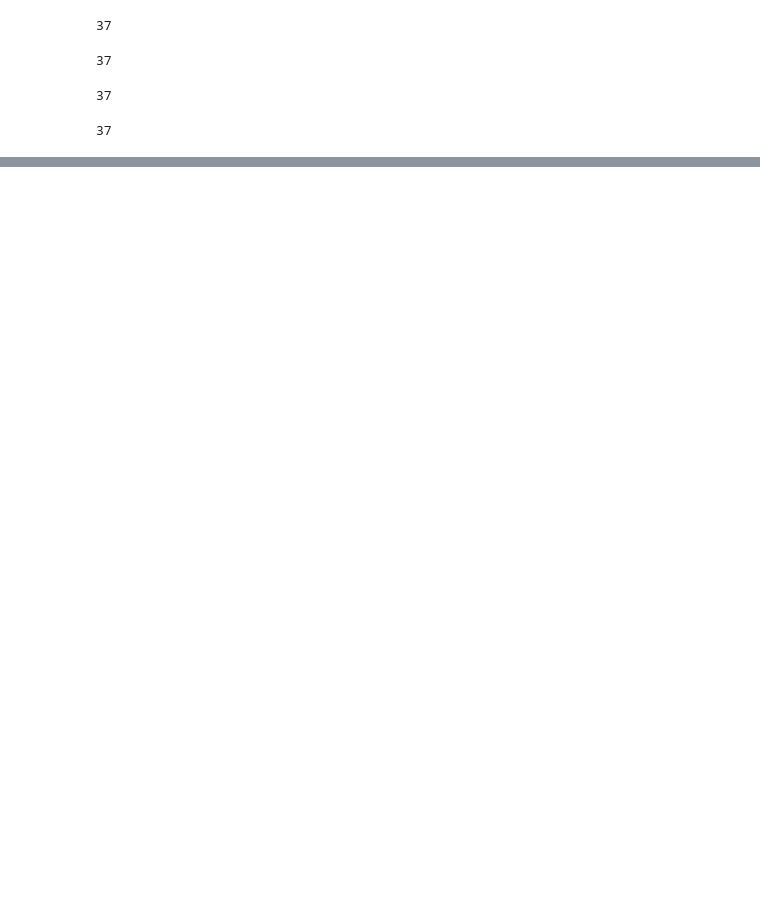
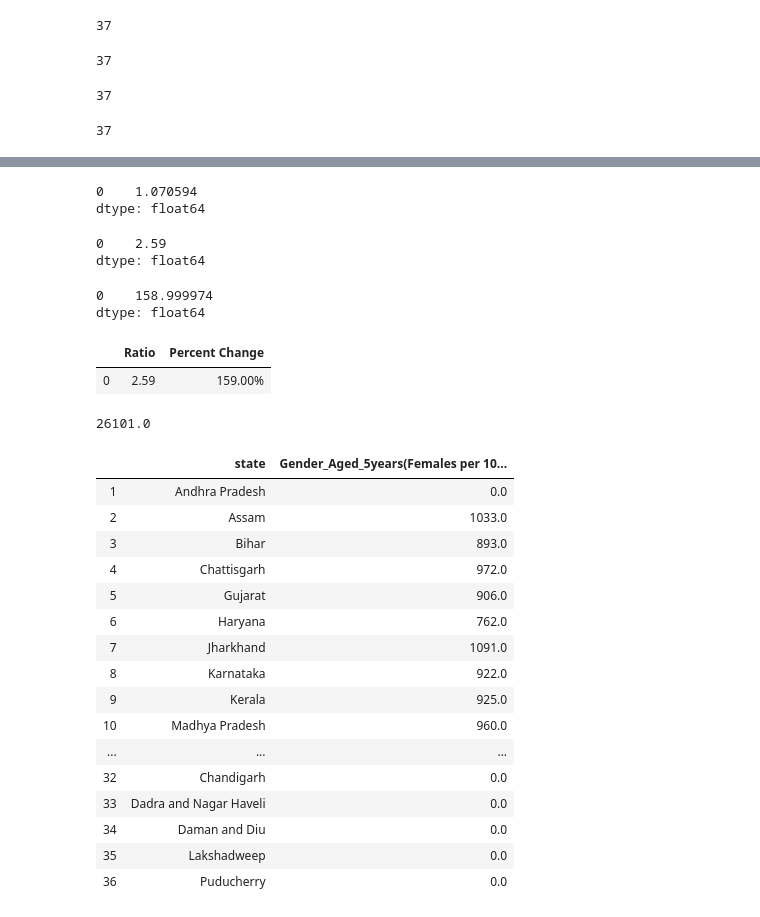
Before and after one commit to narayanan-nithya/Group_Project_Nutritional_Analysis_Of_Children_Under_Age_5, a Jupyter notebook: Nutritional_Data_Analysis.ipynb, the cells around one changed output, grey strips where cells are left out. Cells and saved outputs as stored; diff of their text form; code cells hidden in the pictures; blank space fills up the shorter version.

```diff
--- a/Nutritional_Data_Analysis.ipynb
+++ b/Nutritional_Data_Analysis.ipynb
@@ -457,0 +543,63 @@ Female_Gender_NFHS3_NFHS4.head(50)
+# %%
+#NFHS4 Total Under Fed to Well Fed ratio
+NFHS4_WellFed_To_UnderFed_Ratio = NFHS4_Total_Nutritional_Data["Well Fed Children Average"]/NFHS4_Total_Nutritional_Data["Under Fed Children Average"]
+print(NFHS4_WellFed_To_UnderFed_Ratio)
+# %% [output]
+0    1.070594
+dtype: float64
+# %%
+#NFHS3 to NFHS4 Ratio
+NFHS4_To_NFHS3_Nutritional_Ratio = (NFHS4_WellFed_To_UnderFed_Ratio)/(NFHS3_WellFed_To_UnderFed_Ratio)
+print(NFHS4_To_NFHS3_Nutritional_Ratio)
+# %% [output]
+0    2.59
+dtype: float64
+# %%
+#NFHS3 to NFHS4 Increase & Percent Change calculated.
+NFHS3_To_NFHS4_Increase = (NFHS4_WellFed_To_UnderFed_Ratio) - (NFHS3_WellFed_To_UnderFed_Ratio)
+NFHS3_To_NFHS4_Percent_Change = ((NFHS3_To_NFHS4_Increase)/(NFHS3_WellFed_To_UnderFed_Ratio))*100
+NFHS3_To_NFHS4_Percent_Change
+# %% [output]
+0    158.999974
+dtype: float64
+# %%
+#NFHS3 &NFHS4 Percent Change put in a new DataFrame.
+
+NFHS3_To_NFHS4_Nutritional_Change = pd.DataFrame({"Ratio":NFHS4_To_NFHS3_Nutritional_Ratio,
+                                                 "Percent Change":NFHS3_To_NFHS4_Percent_Change})
+NFHS3_To_NFHS4_Nutritional_Change["Percent Change"]=NFHS3_To_NFHS4_Nutritional_Change["Percent Change"].map("{:,.2f}%".format)
+NFHS3_To_NFHS4_Nutritional_Change.head()
+# %% [output]
+|  | Ratio | Percent Change |
+| 0 | 2.59 | 159.00% |
+# %%
+#NFHS3 Female Child per 1000 males per state
+NFHS3_Female_Child = Survey_NFHS3[["state","Gender_Aged_5years(Females per 1000 Males)"]].reset_index()
+
+NFHS3_Female_Child = NFHS3_Female_Child.drop(columns=["index"])
+
+NFHS3_Female_Child =NFHS3_Female_Child.drop(index=0)
+
+NFHS3_Female_Child_Total = NFHS3_Female_Child["Gender_Aged_5years(Females per 1000 Males)"].sum()
+
+print(NFHS3_Female_Child_Total)
+NFHS3_Female_Child.head(50)
+# %% [output]
+26101.0
+|  | state | Gender_Aged_5years(Females per 10... |
+| 1 | Andhra Pradesh | 0.0 |
+| 2 | Assam | 1033.0 |
+| 3 | Bihar | 893.0 |
+| 4 | Chattisgarh | 972.0 |
+| 5 | Gujarat | 906.0 |
+| 6 | Haryana | 762.0 |
+| 7 | Jharkhand | 1091.0 |
+| 8 | Karnataka | 922.0 |
+| 9 | Kerala | 925.0 |
+| 10 | Madhya Pradesh | 960.0 |
+| ... | ... | ... |
+| 32 | Chandigarh | 0.0 |
+| 33 | Dadra and Nagar Haveli | 0.0 |
+| 34 | Daman and Diu | 0.0 |
+| 35 | Lakshadweep | 0.0 |
+| 36 | Puducherry | 0.0 |
```
Also changed, not shown: parts of 49 cells of this notebook.
